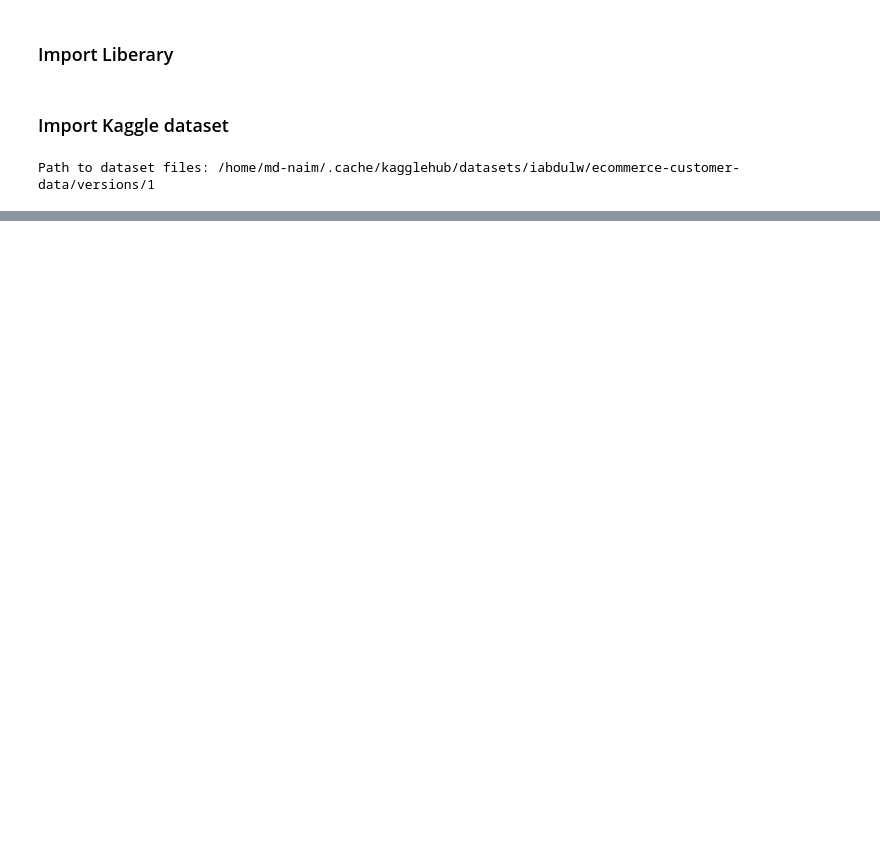
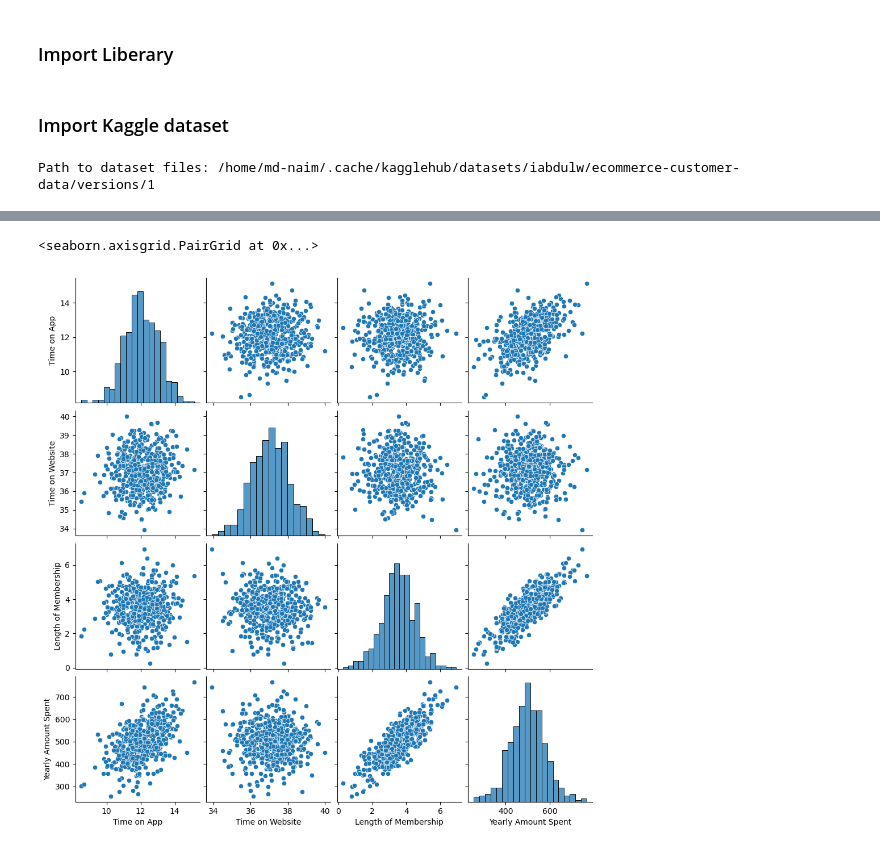
Before and after one commit to naimNB/Mechine-Learning, a Jupyter notebook: Linear Regression/Linear_regression_project.ipynb, the cells around one changed output, grey strips where cells are left out. Drawn from its saved outputs; the diff is of its cells as text; code cells hidden in the pictures; blank space fills up the shorter version.

```diff
--- a/Linear Regression/Linear_regression_project.ipynb
+++ b/Linear Regression/Linear_regression_project.ipynb
@@ -33,0 +51,7 @@ data.head()
+# %%
+sns.pairplot(
+    data=data
+)
+# %% [output]
+<seaborn.axisgrid.PairGrid at 0x...>
+[figure, added]
```
Also changed, not shown: parts of 3 cells of this notebook.
